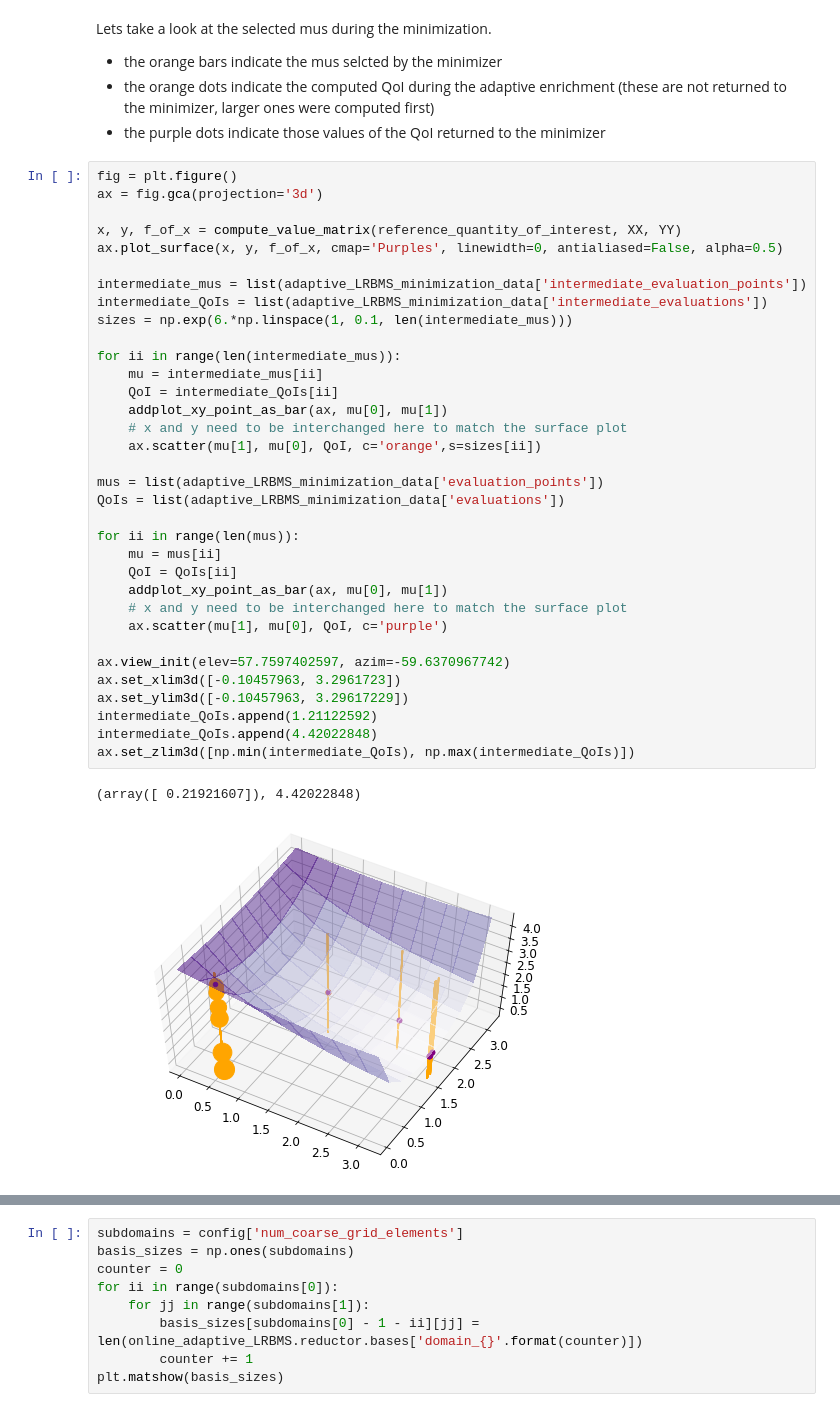
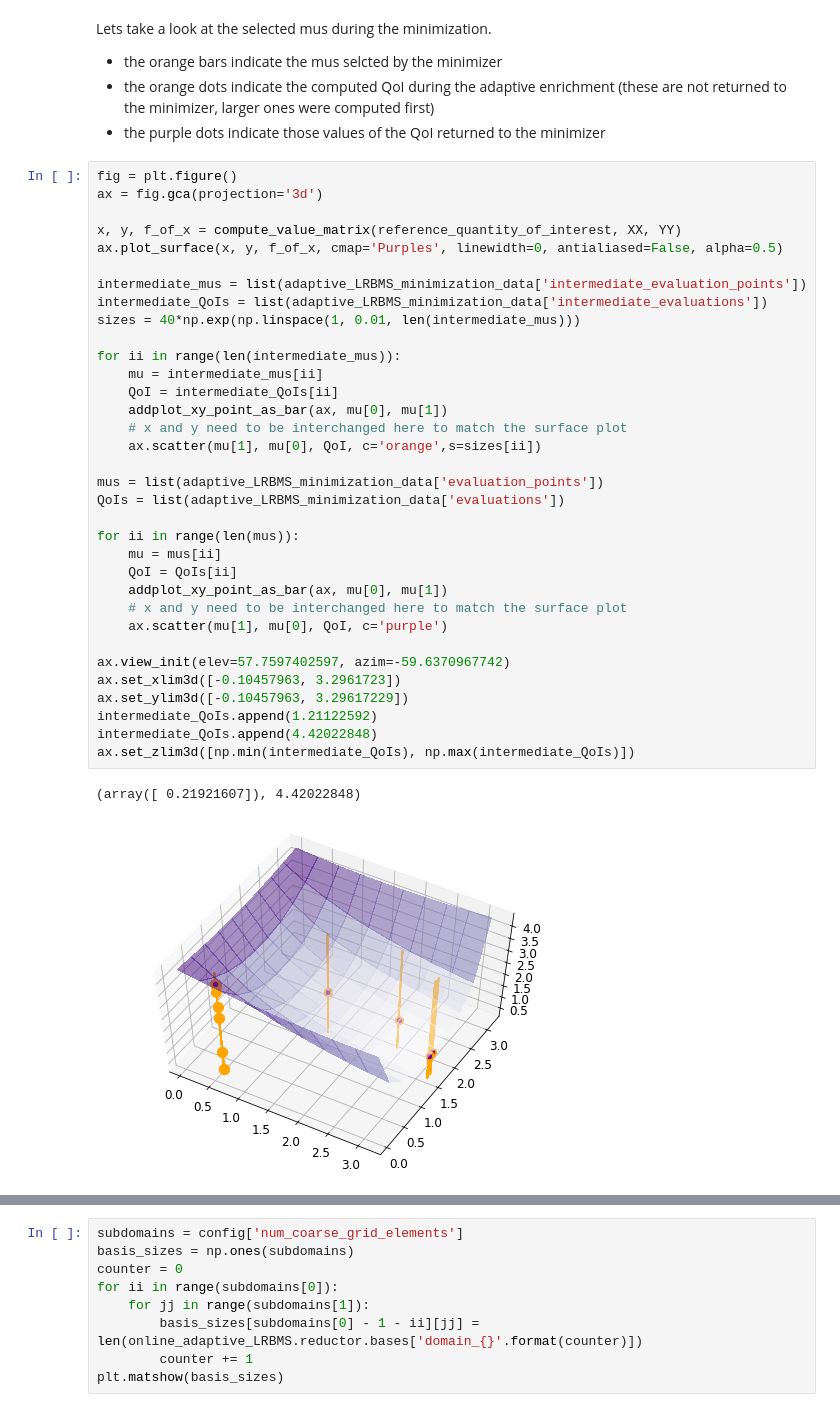
Before and after one commit to TiKeil/proceedings-mbour-2017-lrbms-control, a Jupyter notebook: notebooks/optimization_senegal_proceedings.ipynb, the cells around one changed output, grey strips where cells are left out. Drawn from its saved outputs; the diff is of its cells as text.

```diff
--- a/notebooks/optimization_senegal_proceedings.ipynb
+++ b/notebooks/optimization_senegal_proceedings.ipynb
@@ -881,35 +864,35 @@ x, y, f_of_x = compute_value_matrix(reference_quantity_of_interest, XX, YY)
 ax.plot_surface(x, y, f_of_x, cmap='Purples', linewidth=0, antialiased=False, alpha=0.5)
 
 intermediate_mus = list(adaptive_LRBMS_minimization_data['intermediate_evaluation_points'])
 intermediate_QoIs = list(adaptive_LRBMS_minimization_data['intermediate_evaluations'])
-sizes = np.exp(6.*np.linspace(1, 0.1, len(intermediate_mus)))
+sizes = 40*np.exp(np.linspace(1, 0.01, len(intermediate_mus)))
 
 for ii in range(len(intermediate_mus)):
     mu = intermediate_mus[ii]
     QoI = intermediate_QoIs[ii]
     addplot_xy_point_as_bar(ax, mu[0], mu[1])
     # x and y need to be interchanged here to match the surface plot
     ax.scatter(mu[1], mu[0], QoI, c='orange',s=sizes[ii])
 
 mus = list(adaptive_LRBMS_minimization_data['evaluation_points'])
 QoIs = list(adaptive_LRBMS_minimization_data['evaluations'])
 
 for ii in range(len(mus)):
     mu = mus[ii]
     QoI = QoIs[ii]
     addplot_xy_point_as_bar(ax, mu[0], mu[1])
     # x and y need to be interchanged here to match the surface plot
     ax.scatter(mu[1], mu[0], QoI, c='purple')
 
 ax.view_init(elev=57.7597402597, azim=-59.6370967742)
 ax.set_xlim3d([-0.10457963, 3.2961723])
 ax.set_ylim3d([-0.10457963, 3.29617229])
 intermediate_QoIs.append(1.21122592)
 intermediate_QoIs.append(4.42022848)
 ax.set_zlim3d([np.min(intermediate_QoIs), np.max(intermediate_QoIs)])
 # %% [output]
 (array([ 0.21921607]), 4.42022848)
-[figure, old version]
+[figure, new version]
 # %%
 extended_report(adaptive_LRBMS_minimization_data)
 
```
Also changed, not shown: parts of 31 cells of this notebook.
